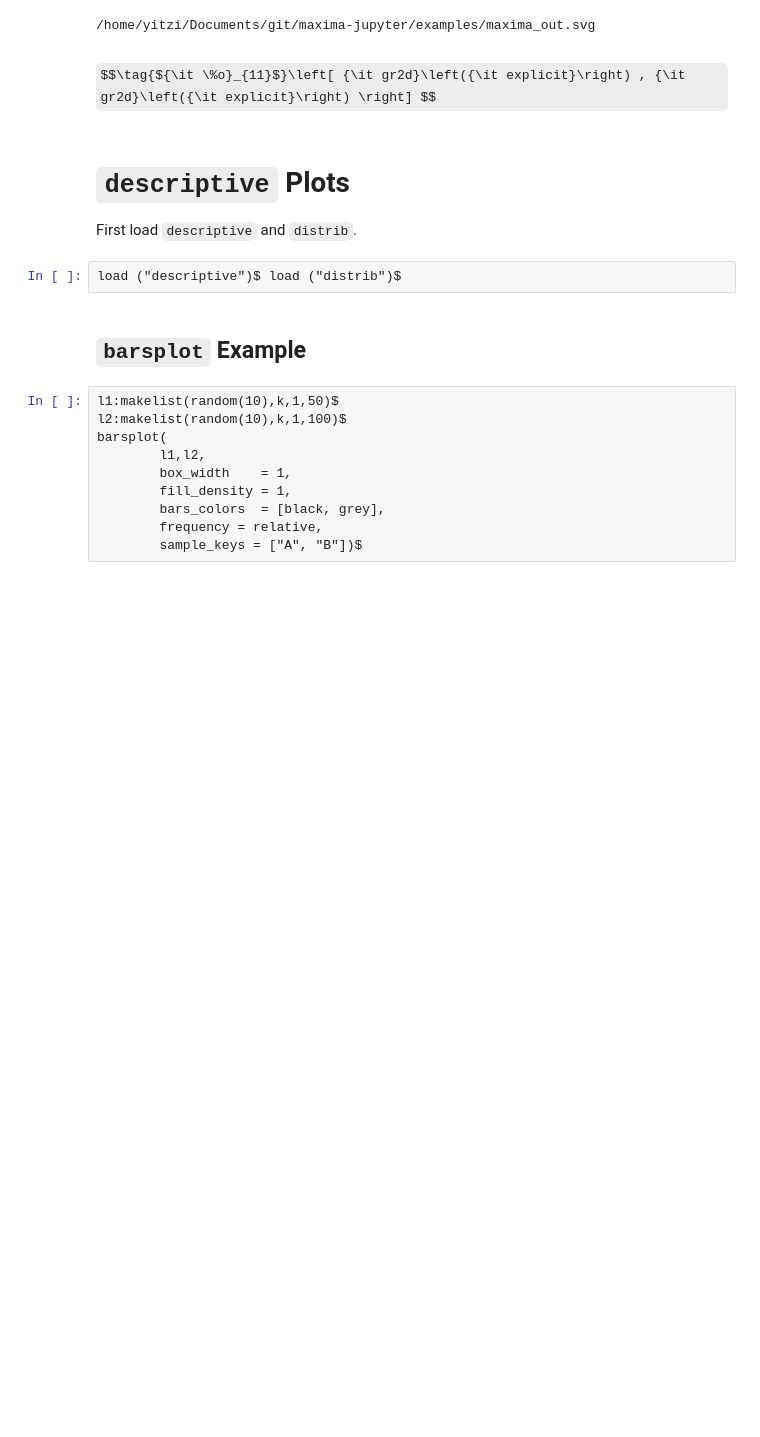
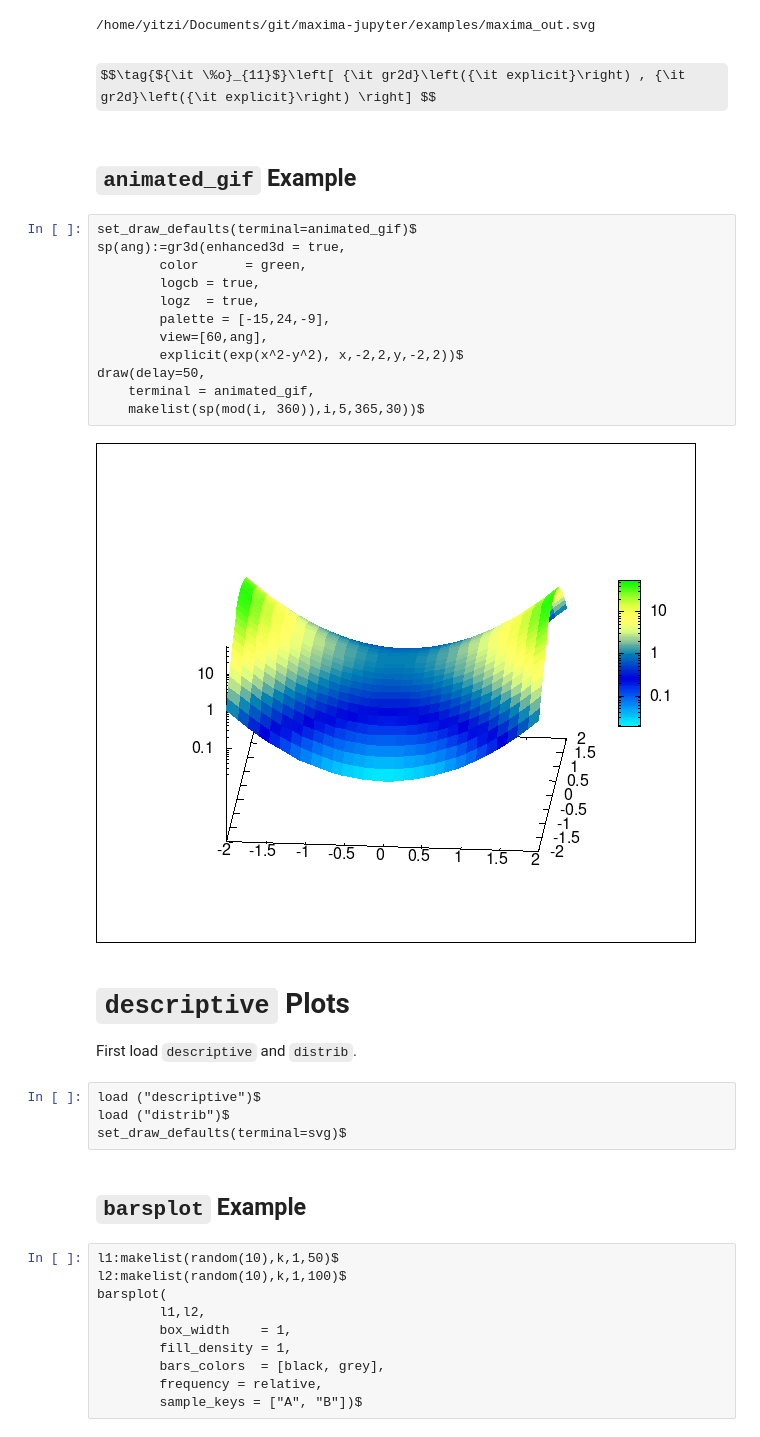
Before and after one commit to yitzchak/common-lisp-jupyter, a Jupyter notebook: examples/Plots.ipynb, the cells around one changed output. Cells and saved outputs as stored; diff of their text form; some formulas as TeX source; blank space fills up the shorter version.

Commit message:
Add animated gif example

```diff
--- a/examples/Plots.ipynb
+++ b/examples/Plots.ipynb
@@ -84,11 +84,29 @@ draw(
 # %% [output]
 /home/yitzi/Documents/git/maxima-jupyter/examples/maxima_out.svg
 $$\tag{${\it \%o}_{11}$}\left[ {\it gr2d}\left({\it explicit}\right) , {\it gr2d}\left({\it explicit}\right) \right] $$
+# %% [markdown]
+## `animated_gif` Example
+# %%
+set_draw_defaults(terminal=animated_gif)$
+sp(ang):=gr3d(enhanced3d = true,
+        color      = green,
+        logcb = true,
+        logz  = true,
+        palette = [-15,24,-9],
+        view=[60,ang],
+        explicit(exp(x^2-y^2), x,-2,2,y,-2,2))$
+draw(delay=50,
+    terminal = animated_gif,
+    makelist(sp(mod(i, 360)),i,5,365,30))$
+# %% [output]
+[figure, added]
 # %% [markdown]
 # `descriptive` Plots
 First load `descriptive` and `distrib`.
 # %%
-load ("descriptive")$ load ("distrib")$
+load ("descriptive")$
+load ("distrib")$
+set_draw_defaults(terminal=svg)$
 # %% [markdown]
 ## `barsplot` Example
 # %%
```
Also changed, not shown: parts of 1 cell of this notebook.
